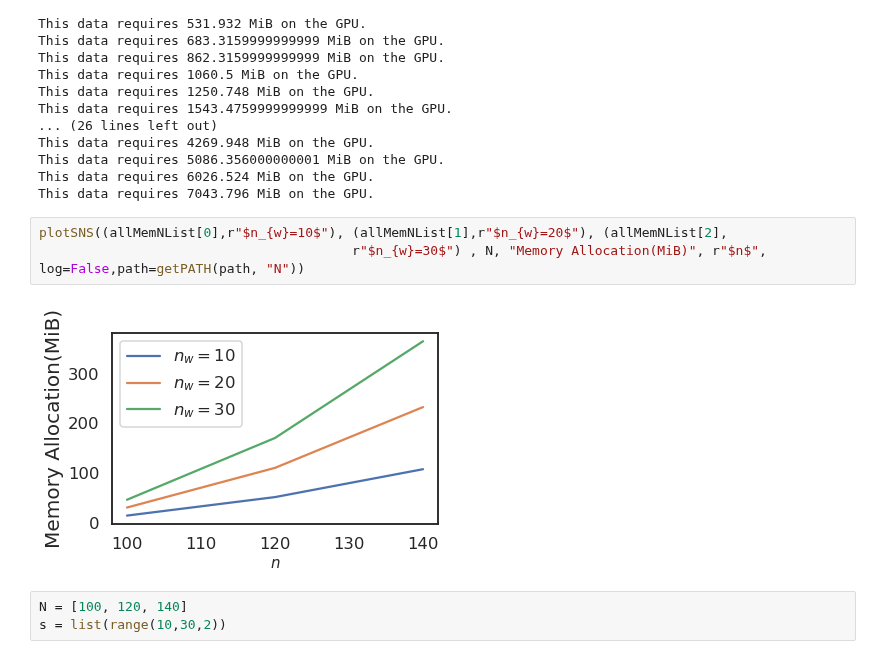
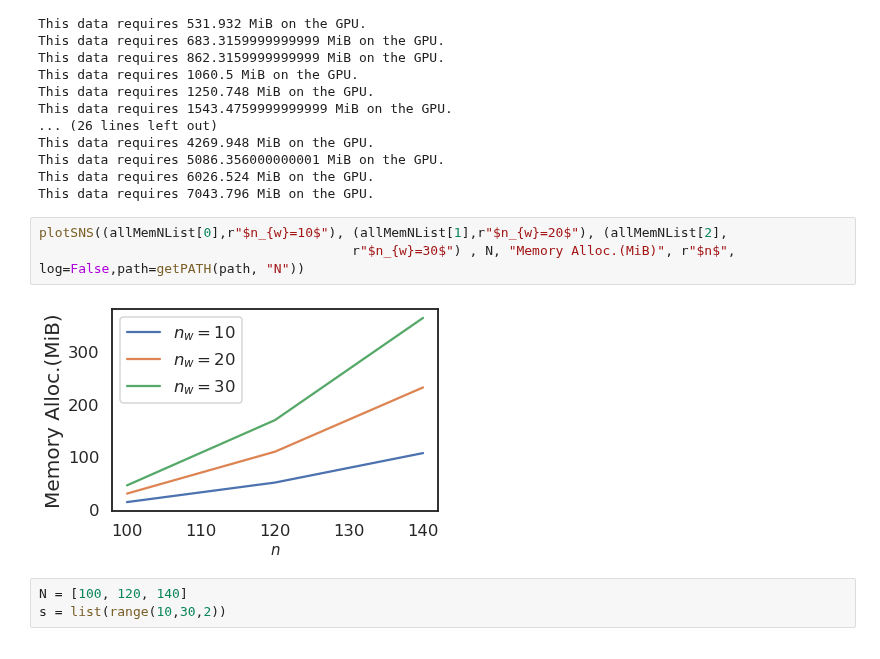
Before and after one commit to statisticalbiotechnology/parallelPermutationTest, a Jupyter notebook: 10.MemoryAllocation.ipynb, the cells around one changed output. Drawn from its saved outputs; the diff is of its cells as text.

```diff
--- a/10.MemoryAllocation.ipynb
+++ b/10.MemoryAllocation.ipynb
@@ -45,9 +45,9 @@ This data requires 6026.524 MiB on the GPU.
 This data requires 7043.796 MiB on the GPU.
 # %%
 plotSNS((allMemNList[0],r"$n_{w}=10$"), (allMemNList[1],r"$n_{w}=20$"), (allMemNList[2],
-                                        r"$n_{w}=30$") , N, "Memory Allocation(MiB)", r"$n$", log=False,path=getPATH(path, "N"))
+                                        r"$n_{w}=30$") , N, "Memory Alloc.(MiB)", r"$n$", log=False,path=getPATH(path, "N"))
 # %% [output]
-[figure, old version]
+[figure, new version]
 # %%
 N = [100, 120, 140]
 s = list(range(10,30,2))
```
Also changed, not shown: parts of 1 cell of this notebook, 2 other files.
